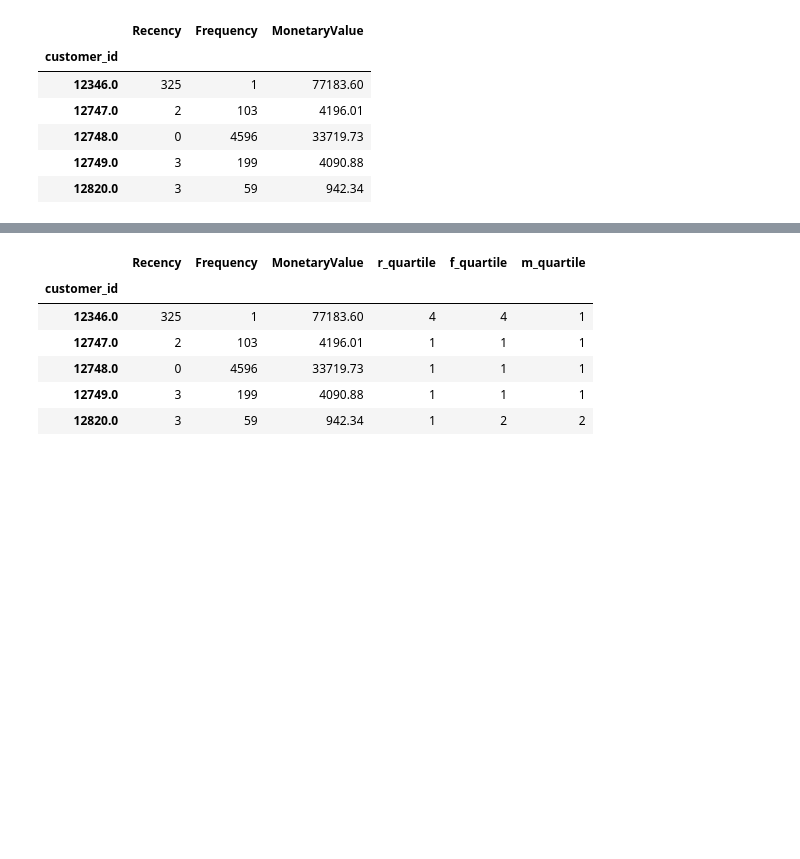
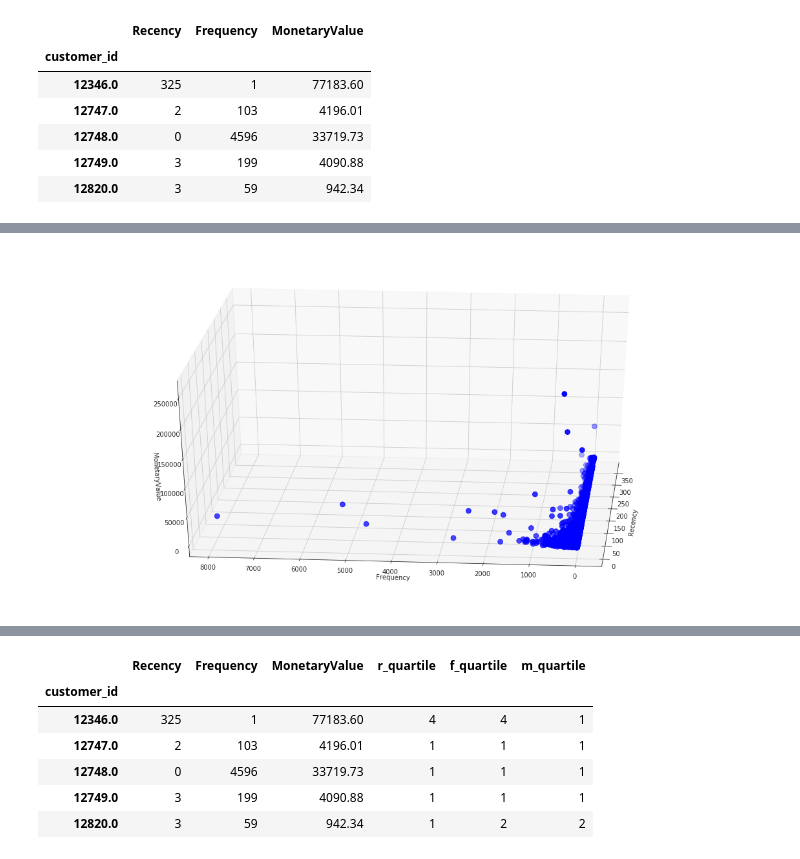
Before and after one commit to mrsaeeddev/customer-segmentation-using-rfm-matrix-technique-and-k-means-algorithm, a Jupyter notebook: customer_segmentation.ipynb, the cells around one changed output, grey strips where cells are left out. Drawn from its saved outputs; the diff is of its cells as text; code cells hidden in the pictures; blank space fills up the shorter version.

```diff
--- a/customer_segmentation.ipynb
+++ b/customer_segmentation.ipynb
@@ -463,0 +495,14 @@ rfm.head()
+# %%
+from mpl_toolkits.mplot3d import Axes3D
+
+sns.set_style("white")
+fig = plt.figure(figsize=(20,10))
+ax = fig.add_subplot(111,projection='3d')
+ax.scatter(rfm['Recency'], rfm['Frequency'], rfm['MonetaryValue'],c='blue',s=60)
+ax.view_init(30,185)
+plt.xlabel('Recency')
+plt.ylabel('Frequency')
+ax.set_zlabel('MonetaryValue')
+plt.show()
+# %% [output]
+[figure, added]
```
Also changed, not shown: parts of 7 cells of this notebook.
